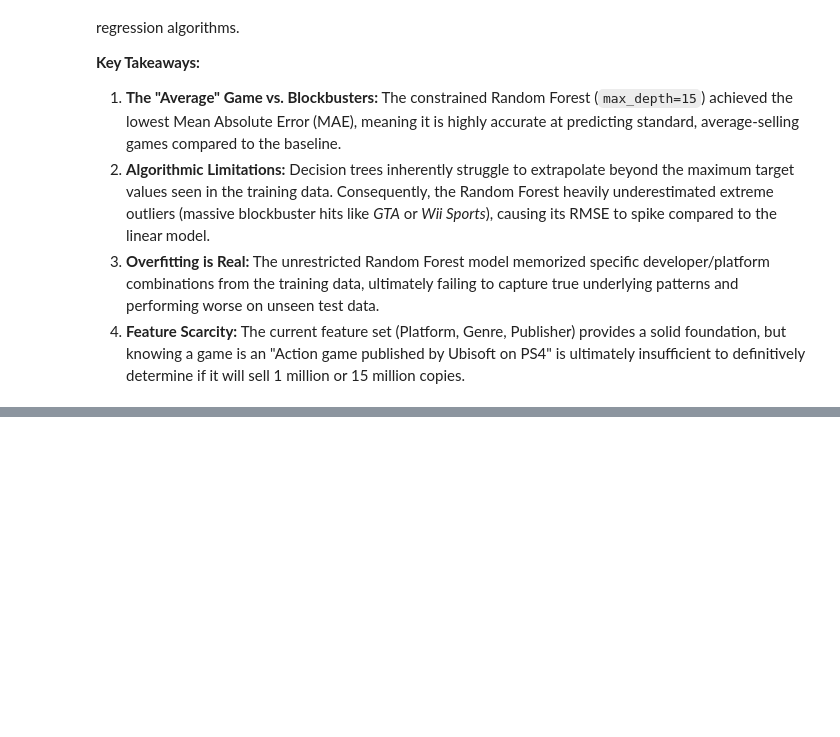
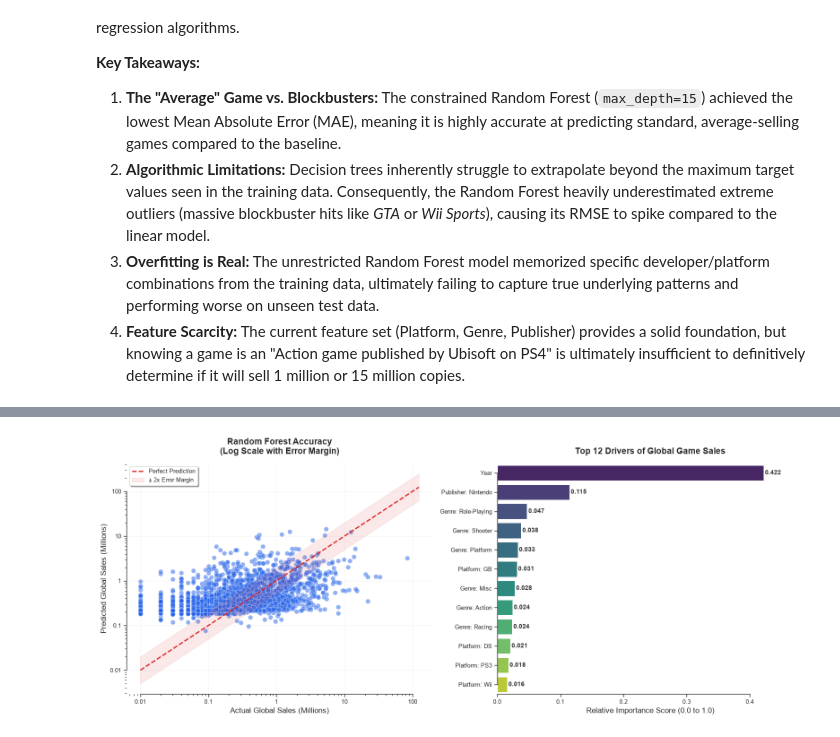
Before and after one commit to Olat1337/video-game-sales-prediction, a Jupyter notebook: video_game_sales_prediction.ipynb, the cells around one changed output, grey strips where cells are left out. Cells and saved outputs as stored; diff of their text form; code cells hidden in the pictures; blank space fills up the shorter version.

Commit message:
feat: add dashboards in video_game_sales_prediction.ipynb, update README.md

```diff
--- a/video_game_sales_prediction.ipynb
+++ b/video_game_sales_prediction.ipynb
@@ -132,0 +135,81 @@ By comparing these models, we gained valuable insights into the video game marke
+# %%
+import matplotlib.pyplot as plt
+import seaborn as sns
+import matplotlib.ticker as ticker
+
+sns.set_theme(style="ticks", context="paper", font_scale=1.1)
+fig, axes = plt.subplots(1, 2, figsize=(16, 6.5))
+
+# PLOT 1: Log-Scale Scatter with Error Band
+ax1 = axes[0]
+
+sns.scatterplot(
+    x=y_test, y=y_pred_rf,
+    alpha=0.5, color="#2563EB", # Modern Tailwind Blue
+    s=55, edgecolor="white", linewidth=0.5,
+    ax=ax1
+)
+
+min_val = 0.01
+max_val = max(y_test.max(), y_pred_rf.max()) * 1.5
+
+# Perfect Prediction Line
+ax1.plot([min_val, max_val], [min_val, max_val], color='#DC2626', linestyle='--', linewidth=2, label="Perfect Prediction")
+
+ax1.fill_between([min_val, max_val],
+                 [min_val * 0.5, max_val * 0.5],
+                 [min_val * 2, max_val * 2],
+                 color='#DC2626', alpha=0.1, label="± 2x Error Margin")
+
+ax1.set_xscale('log')
+ax1.set_yscale('log')
+
+formatter = ticker.FuncFormatter(lambda y, _: '{:g}'.format(y))
+ax1.xaxis.set_major_formatter(formatter)
+ax1.yaxis.set_major_formatter(formatter)
+
+ax1.set_title('Random Forest Accuracy\n(Log Scale with Error Margin)', fontsize=14, fontweight='bold', pad=15)
+ax1.set_xlabel('Actual Global Sales (Millions)', fontsize=12, fontweight='400')
+ax1.set_ylabel('Predicted Global Sales (Millions)', fontsize=12, fontweight='400')
+ax1.legend(loc="upper left", frameon=True, shadow=True)
+ax1.grid(True, which="major", ls="-", alpha=0.2)
+
+# PLOT 2: Feature Importance with Data Labels
+ax2 = axes[1]
+
+# Extract and clean feature data
+importances = rf_model.feature_importances_
+feature_names = X_train.columns
+feature_df = pd.DataFrame({'Feature': feature_names, 'Importance': importances})
+feature_df['Feature'] = feature_df['Feature'].str.replace('_', ': ')
+top_features = feature_df.sort_values(by='Importance', ascending=False).head(12)
+
+bars = sns.barplot(
+    x='Importance',
+    y='Feature',
+    data=top_features,
+    hue='Feature',
+    palette="viridis",
+    legend=False,
+    ax=ax2
+)
+
+for p in bars.patches:
+    width = p.get_width()
+    ax2.text(width + 0.002,
+             p.get_y() + p.get_height() / 2,
+             f'{width:.3f}',
+             ha='left', va='center',
+             fontsize=10, color='#333333', fontweight='bold')
+
+ax2.set_xlim(0, top_features['Importance'].max() * 1.15)
+
+ax2.set_title('Top 12 Drivers of Global Game Sales', fontsize=14, fontweight='bold', pad=15)
+ax2.set_xlabel('Relative Importance Score (0.0 to 1.0)', fontsize=12, fontweight='500')
+ax2.set_ylabel('')
+
+sns.despine(trim=True)
+plt.tight_layout()
+plt.show()
+# %% [output]
+[figure, added]
```
Also changed, not shown: parts of 2 cells of this notebook, 1 other file.
